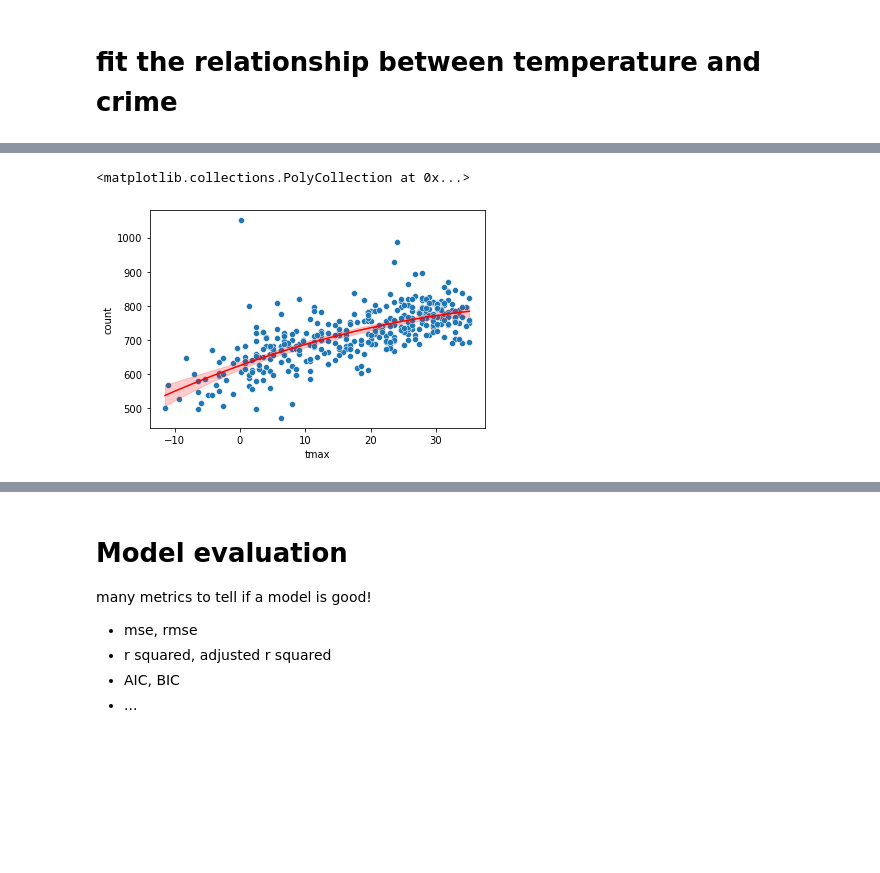
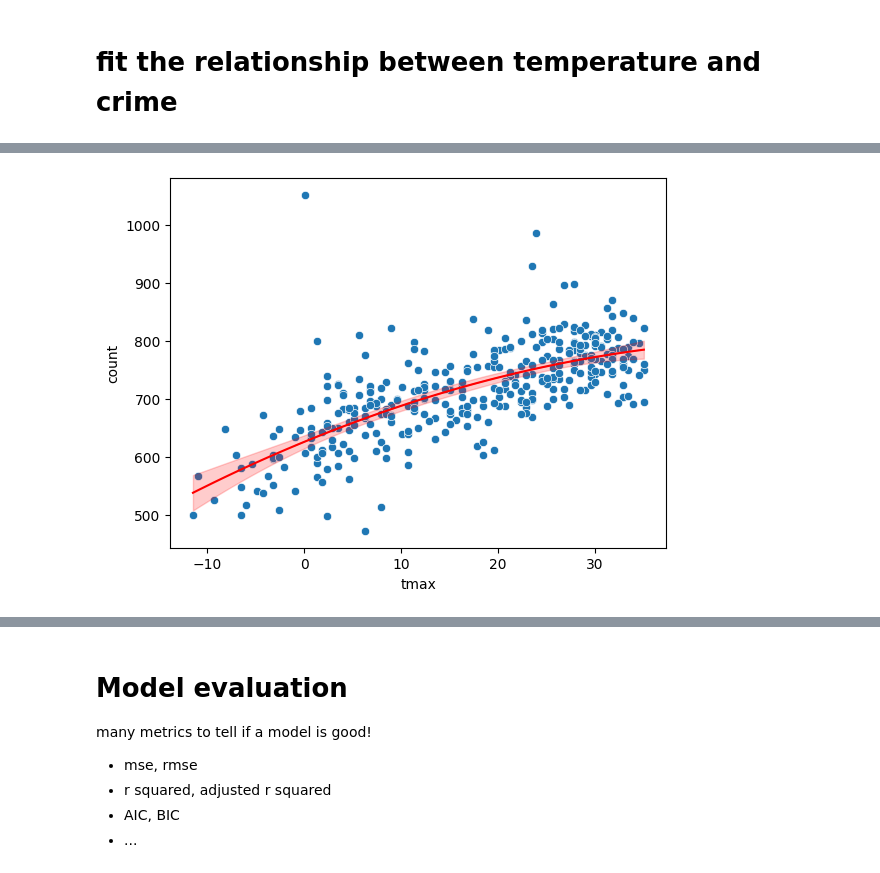
Before and after one commit to stanford-mse-125/demos, a Jupyter notebook: crime.ipynb, the cells around one changed output, grey strips where cells are left out. Cells and saved outputs as stored; diff of their text form; code cells hidden in the pictures; blank space fills up the shorter version.

```diff
--- a/crime.ipynb
+++ b/crime.ipynb
@@ -52,5 +44 @@ Year
 dtype: int64
-# %%
-# let's restrict to 2016--2018
-df = df[df['Year'].isin([2016, 2017, 2018])]
-df.groupby('Year').size()
@@ -206,7 +213,7 @@ FutureWarning: Pass the following variables as keyword args: x, y. From version
 # let's try a model with a quadratic term
 model2 = smf.ols(formula='count ~ 1 + tmax + I(tmax**2)', data=crimes).fit()
 sns.scatterplot(x='tmax', y='count', data=crimes)
-sns.lineplot(crimes['tmax'], model2.predict(crimes), color='red')
+sns.lineplot(x=crimes['tmax'], y=model2.predict(crimes), color='red')
 
 # plot the confidence interval
 CI = model2.get_prediction().summary_frame(alpha=0.05)
@@ -217,5 +224,4 @@ FutureWarning: Pass the following variables as keyword args: x, y. From version
-<matplotlib.collections.PolyCollection at 0x...>
-[figure, old version]
+[figure, new version]
 # %%
 # ...why not keep going?
 model3 = smf.ols(formula='count ~ 1 + tmax + I(tmax**2) + I(tmax**3)', data=crimes).fit()
```
Also changed, not shown: parts of 34 cells of this notebook.
